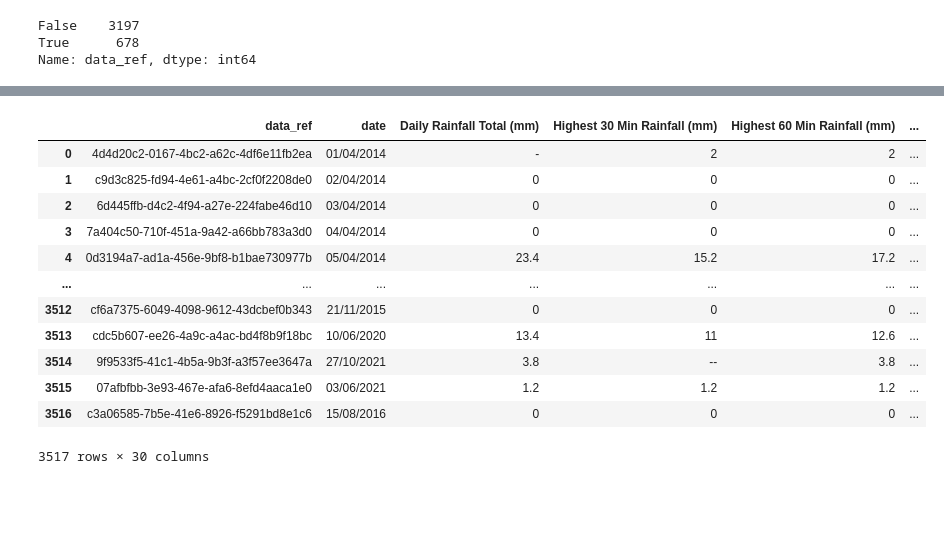
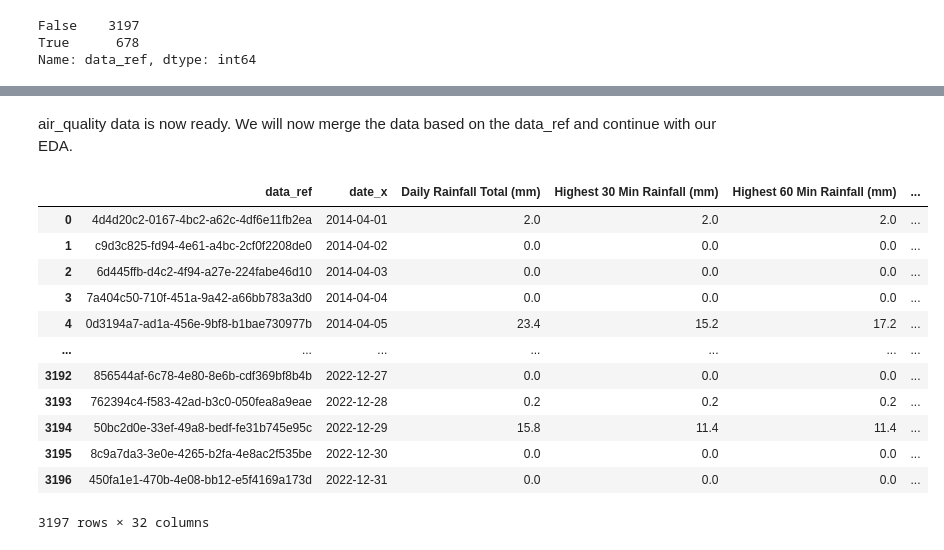
Before and after one commit to yheyyyy/aiap18-Onn-Yun-Hui-595Z, a Jupyter notebook: eda.ipynb, the cells around one changed output, grey strips where cells are left out. Drawn from its saved outputs; the diff is of its cells as text; code cells hidden in the pictures; blank space fills up the shorter version.

Commit message:
completed merging and cleaning datasets, with initial EDA.

```diff
--- a/eda.ipynb
+++ b/eda.ipynb
@@ -148,0 +416,3 @@ air_quality_df
+# %%
+air_quality_df = air_quality_df.replace('-', np.nan)
+air_quality_df = air_quality_df.replace('--', np.nan)
@@ -225,0 +442,12 @@ True
+# %%
+# Create a row indicating if row is duplicated in entire dataset
+air_quality_df['overall_dup']= air_quality_df.duplicated()
+# Create another row indicating if row is duplicated in 'data_ref' column
+air_quality_df['data_ref_dup']= air_quality_df['data_ref'].duplicated()
+
+# Select rows where discrepancies occur, i.e. 'overall_dup' = False and 'data_ref_dup' = True
+issues_data_ref_df = air_quality_df[(air_quality_df['data_ref_dup'] == True) & (air_quality_df['overall_dup'] == False)]
+
+# For row values in column issues_dataref_df['data_ref], find the other corresponding values in the air_quality_df
+issues_df = air_quality_df[air_quality_df['data_ref'].isin(issues_data_ref_df['data_ref'])].sort_values(by= 'data_ref')
+issues_df.head()
@@ -225,0 +463,10 @@ True
+# %%
+issues_df = issues_df.groupby(['data_ref', 'date']).sum()
+issues_df.reset_index(inplace = True)
+
+no_dups_df = air_quality_df[air_quality_df['data_ref_dup'] == False]
+rows_to_drop = no_dups_df['data_ref'].isin(issues_df['data_ref'])
+no_dups_df  = no_dups_df[~rows_to_drop]
+
+combined_air_quality_df = pd.concat([no_dups_df, issues_df], ignore_index=True)
+combined_air_quality_df.shape
@@ -226,20 +504,35 @@ True
+# %%
+combined_air_quality_df['pm25_north'].ffill(inplace = True)
+combined_air_quality_df['pm25_south'].ffill(inplace = True)
+combined_air_quality_df['pm25_east'].ffill(inplace = True)
+combined_air_quality_df['pm25_west'].ffill(inplace = True)
+combined_air_quality_df['pm25_central'].ffill(inplace = True)
+combined_air_quality_df['psi_north'].ffill(inplace = True)
+combined_air_quality_df['psi_south'].ffill(inplace = True)
+combined_air_quality_df['psi_east'].ffill(inplace = True)
+combined_air_quality_df['psi_west'].ffill(inplace = True)
+combined_air_quality_df['psi_central'].ffill(inplace = True)
+
+combined_air_quality_df.drop(['overall_dup', 'data_ref_dup'], axis = 1, inplace = True)
+# %% [markdown]
+air_quality data is now ready. We will now merge the data based on the data_ref and continue with our EDA.
 # %%
-air_weather_df = pd.merge(weather_df, combined_air_quality_df, on= 'data_ref', how= 'left')
+air_weather_df = pd.merge(weather_df, combined_air_quality_df, on= 'data_ref', how= 'left', left_index=False)
 air_weather_df
 # %% [output]
-|  | data_ref | date | Daily Rainfall Total (mm) | Highest 30 Min Rainfall (mm) | Highest 60 Min Rainfall (mm) | ... |
-| 0 | 4d4d20c2-0167-4bc2-a62c-4df6e11fb2ea | 01/04/2014 | - | 2 | 2 | ... |
-| 1 | c9d3c825-fd94-4e61-a4bc-2cf0f2208de0 | 02/04/2014 | 0 | 0 | 0 | ... |
-| 2 | 6d445ffb-d4c2-4f94-a27e-224fabe46d10 | 03/04/2014 | 0 | 0 | 0 | ... |
-| 3 | 7a404c50-710f-451a-9a42-a66bb783a3d0 | 04/04/2014 | 0 | 0 | 0 | ... |
-| 4 | 0d3194a7-ad1a-456e-9bf8-b1bae730977b | 05/04/2014 | 23.4 | 15.2 | 17.2 | ... |
+|  | data_ref | date_x | Daily Rainfall Total (mm) | Highest 30 Min Rainfall (mm) | Highest 60 Min Rainfall (mm) | ... |
+| 0 | 4d4d20c2-0167-4bc2-a62c-4df6e11fb2ea | 2014-04-01 | 2.0 | 2.0 | 2.0 | ... |
+| 1 | c9d3c825-fd94-4e61-a4bc-2cf0f2208de0 | 2014-04-02 | 0.0 | 0.0 | 0.0 | ... |
+| 2 | 6d445ffb-d4c2-4f94-a27e-224fabe46d10 | 2014-04-03 | 0.0 | 0.0 | 0.0 | ... |
+| 3 | 7a404c50-710f-451a-9a42-a66bb783a3d0 | 2014-04-04 | 0.0 | 0.0 | 0.0 | ... |
+| 4 | 0d3194a7-ad1a-456e-9bf8-b1bae730977b | 2014-04-05 | 23.4 | 15.2 | 17.2 | ... |
 | ... | ... | ... | ... | ... | ... | ... |
-| 3512 | cf6a7375-6049-4098-9612-43dcbef0b343 | 21/11/2015 | 0 | 0 | 0 | ... |
-| 3513 | cdc5b607-ee26-4a9c-a4ac-bd4f8b9f18bc | 10/06/2020 | 13.4 | 11 | 12.6 | ... |
-| 3514 | 9f9533f5-41c1-4b5a-9b3f-a3f57ee3647a | 27/10/2021 | 3.8 | -- | 3.8 | ... |
-| 3515 | 07afbfbb-3e93-467e-afa6-8efd4aaca1e0 | 03/06/2021 | 1.2 | 1.2 | 1.2 | ... |
-| 3516 | c3a06585-7b5e-41e6-8926-f5291bd8e1c6 | 15/08/2016 | 0 | 0 | 0 | ... |
+| 3192 | 856544af-6c78-4e80-8e6b-cdf369bf8b4b | 2022-12-27 | 0.0 | 0.0 | 0.0 | ... |
+| 3193 | 762394c4-f583-42ad-b3c0-050fea8a9eae | 2022-12-28 | 0.2 | 0.2 | 0.2 | ... |
+| 3194 | 50bc2d0e-33ef-49a8-bedf-fe31b745e95c | 2022-12-29 | 15.8 | 11.4 | 11.4 | ... |
+| 3195 | 8c9a7da3-3e0e-4265-b2fa-4e8ac2f535be | 2022-12-30 | 0.0 | 0.0 | 0.0 | ... |
+| 3196 | 450fa1e1-470b-4e08-bb12-e5f4169a173d | 2022-12-31 | 0.0 | 0.0 | 0.0 | ... |
-3517 rows × 30 columns
+3197 rows × 32 columns
 # %%
 air_weather_df.info()
 # %% [output]
```
Also changed, not shown: parts of 96 cells of this notebook.
